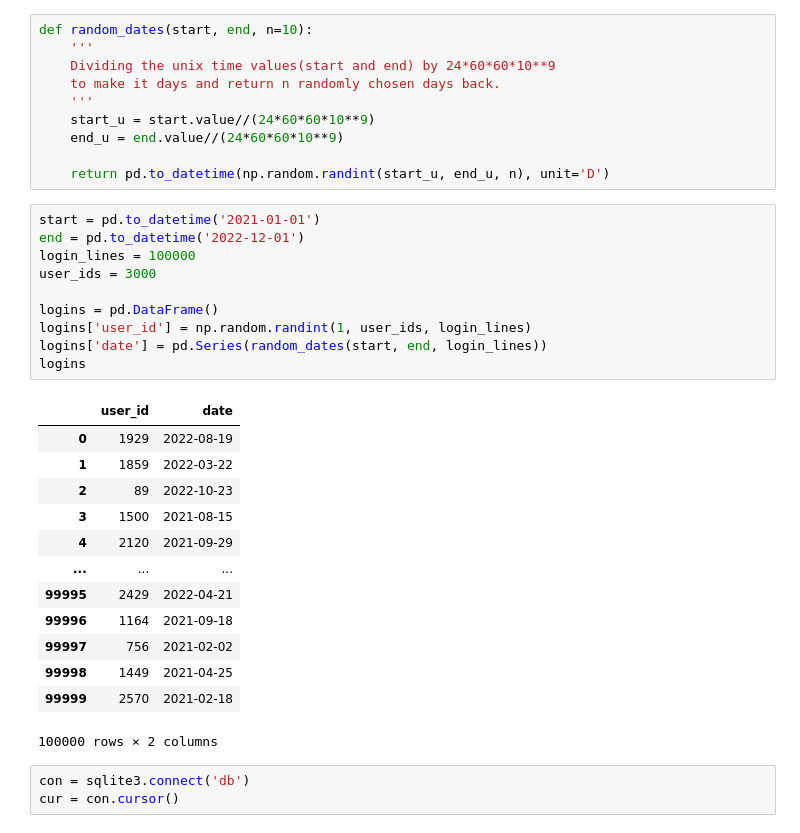
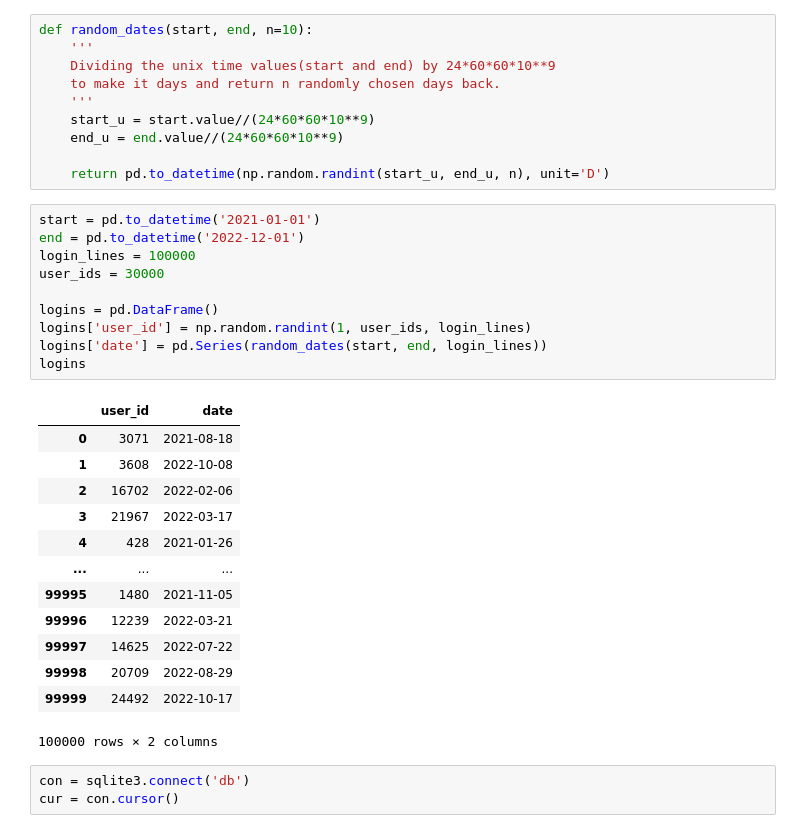
Before and after one commit to bebyakinb/test_assignments-Analyst-, a Jupyter notebook: habr/SQL_Hardest_Interview_Tasks.ipynb, the cells around one changed output. Drawn from its saved outputs; the diff is of its cells as text.

```diff
--- a/habr/SQL_Hardest_Interview_Tasks.ipynb
+++ b/habr/SQL_Hardest_Interview_Tasks.ipynb
@@ -72,26 +57,26 @@ def random_dates(start, end, n=10):
 # %%
 start = pd.to_datetime('2021-01-01')
 end = pd.to_datetime('2022-12-01')
 login_lines = 100000
-user_ids = 3000
+user_ids = 30000
 
 logins = pd.DataFrame()
 logins['user_id'] = np.random.randint(1, user_ids, login_lines)
 logins['date'] = pd.Series(random_dates(start, end, login_lines))
 logins
 # %% [output]
 |  | user_id | date |
-| 0 | 1929 | 2022-08-19 |
-| 1 | 1859 | 2022-03-22 |
-| 2 | 89 | 2022-10-23 |
-| 3 | 1500 | 2021-08-15 |
-| 4 | 2120 | 2021-09-29 |
+| 0 | 3071 | 2021-08-18 |
+| 1 | 3608 | 2022-10-08 |
+| 2 | 16702 | 2022-02-06 |
+| 3 | 21967 | 2022-03-17 |
+| 4 | 428 | 2021-01-26 |
 | ... | ... | ... |
-| 99995 | 2429 | 2022-04-21 |
-| 99996 | 1164 | 2021-09-18 |
-| 99997 | 756 | 2021-02-02 |
-| 99998 | 1449 | 2021-04-25 |
-| 99999 | 2570 | 2021-02-18 |
+| 99995 | 1480 | 2021-11-05 |
+| 99996 | 12239 | 2022-03-21 |
+| 99997 | 14625 | 2022-07-22 |
+| 99998 | 20709 | 2022-08-29 |
+| 99999 | 24492 | 2022-10-17 |
 100000 rows × 2 columns
 # %%
 con = sqlite3.connect('db')
```
Also changed, not shown: parts of 20 cells of this notebook.
